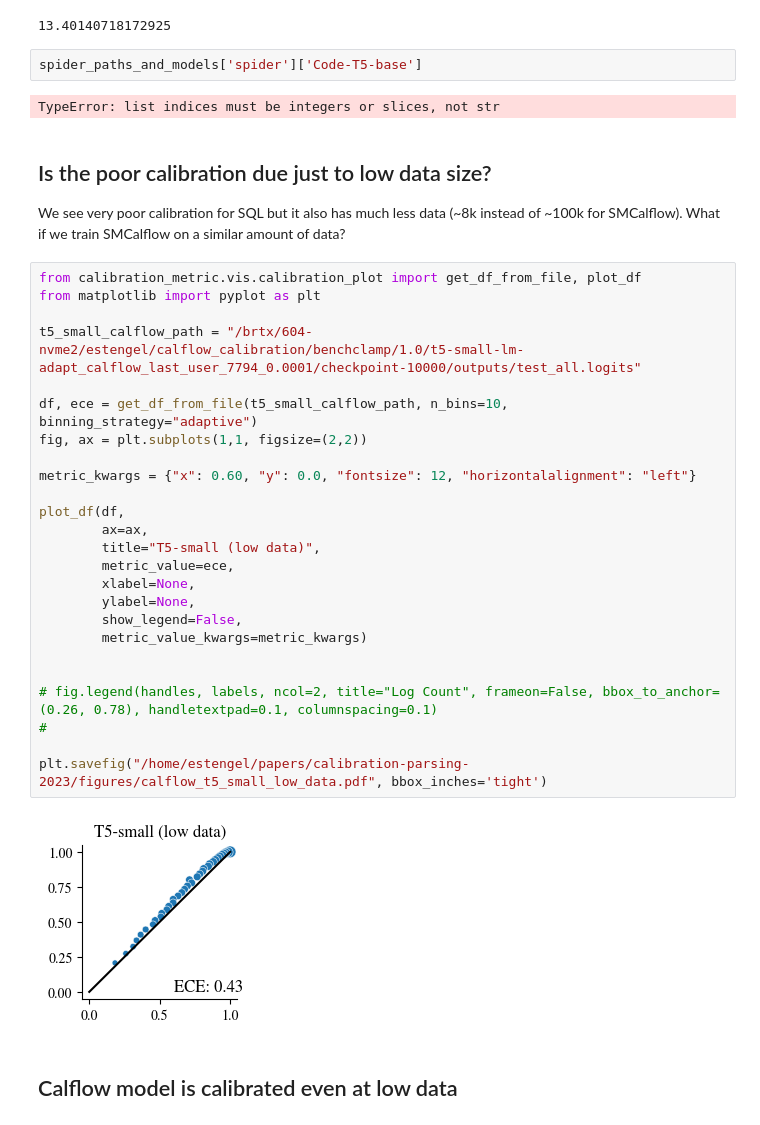
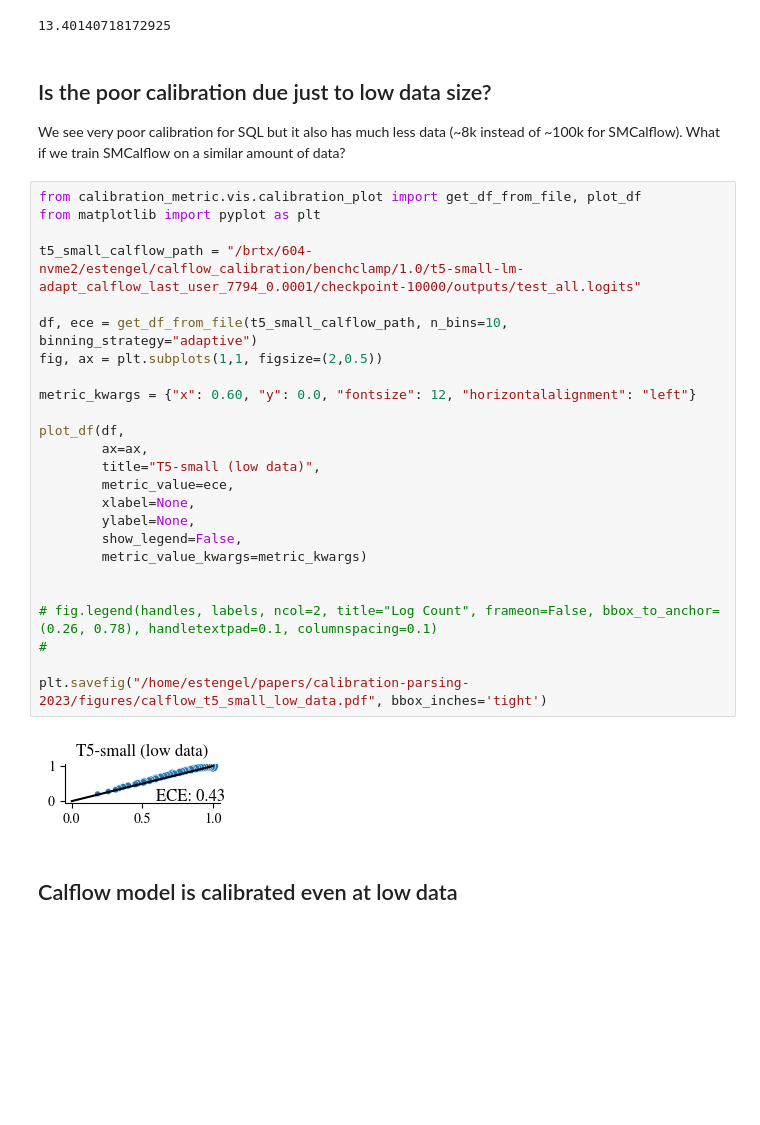
Before and after one commit to esteng/calibration_miso, a Jupyter notebook: analysis/calibration_sql_plots_full.ipynb, the cells around one changed output. Cells and saved outputs as stored; diff of their text form; blank space fills up the shorter version.

```diff
--- a/analysis/calibration_sql_plots_full.ipynb
+++ b/analysis/calibration_sql_plots_full.ipynb
@@ -154,39 +154,35 @@ ece *= 100
 print(ece)
 # %% [output]
 13.40140718172925
-# %%
-spider_paths_and_models['spider']['Code-T5-base']
-# %% [output]
-TypeError: list indices must be integers or slices, not str
 # %% [markdown]
 ## Is the poor calibration due just to low data size?
 We see very poor calibration for SQL but it also has much less data (~8k instead of ~100k for SMCalflow). What if we train SMCalflow on a similar amount of data?
 # %%
 from calibration_metric.vis.calibration_plot import get_df_from_file, plot_df
 from matplotlib import pyplot as plt
 
 t5_small_calflow_path = "/brtx/604-nvme2/estengel/calflow_calibration/benchclamp/1.0/t5-small-lm-adapt_calflow_last_user_7794_0.0001/checkpoint-10000/outputs/test_all.logits"
 
 df, ece = get_df_from_file(t5_small_calflow_path, n_bins=10, binning_strategy="adaptive")
-fig, ax = plt.subplots(1,1, figsize=(2,2))
+fig, ax = plt.subplots(1,1, figsize=(2,0.5))
 
 metric_kwargs = {"x": 0.60, "y": 0.0, "fontsize": 12, "horizontalalignment": "left"}
 
 plot_df(df,
         ax=ax,
         title="T5-small (low data)",
         metric_value=ece,
         xlabel=None,
         ylabel=None,
         show_legend=False,
         metric_value_kwargs=metric_kwargs)
 
 
 # fig.legend(handles, labels, ncol=2, title="Log Count", frameon=False, bbox_to_anchor=(0.26, 0.78), handletextpad=0.1, columnspacing=0.1)
 #
 
 plt.savefig("/home/estengel/papers/calibration-parsing-2023/figures/calflow_t5_small_low_data.pdf", bbox_inches='tight')
 # %% [output]
-[figure, old version]
+[figure, new version]
 # %% [markdown]
 ## Calflow model is calibrated even at low data
```
Also changed, not shown: parts of 1 cell of this notebook, 5 other files.
